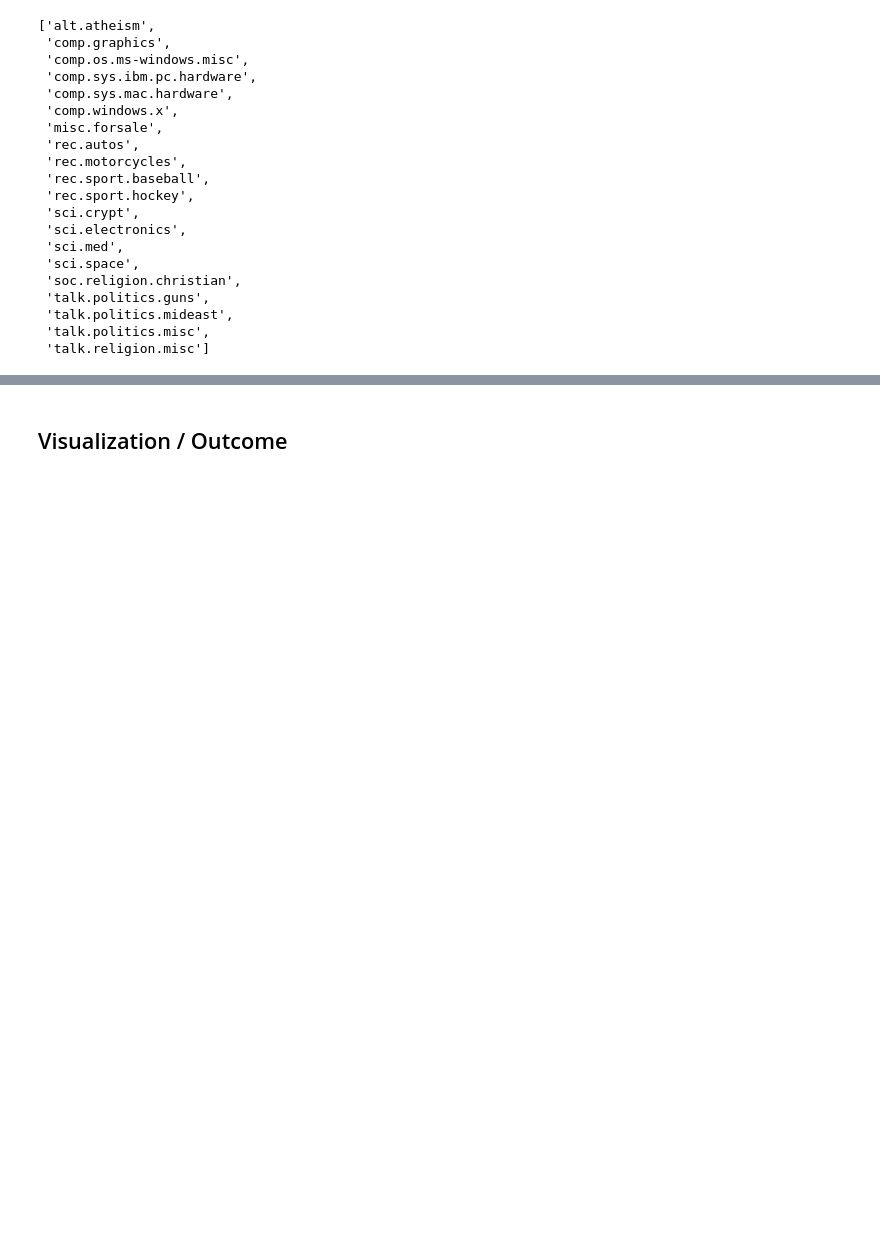
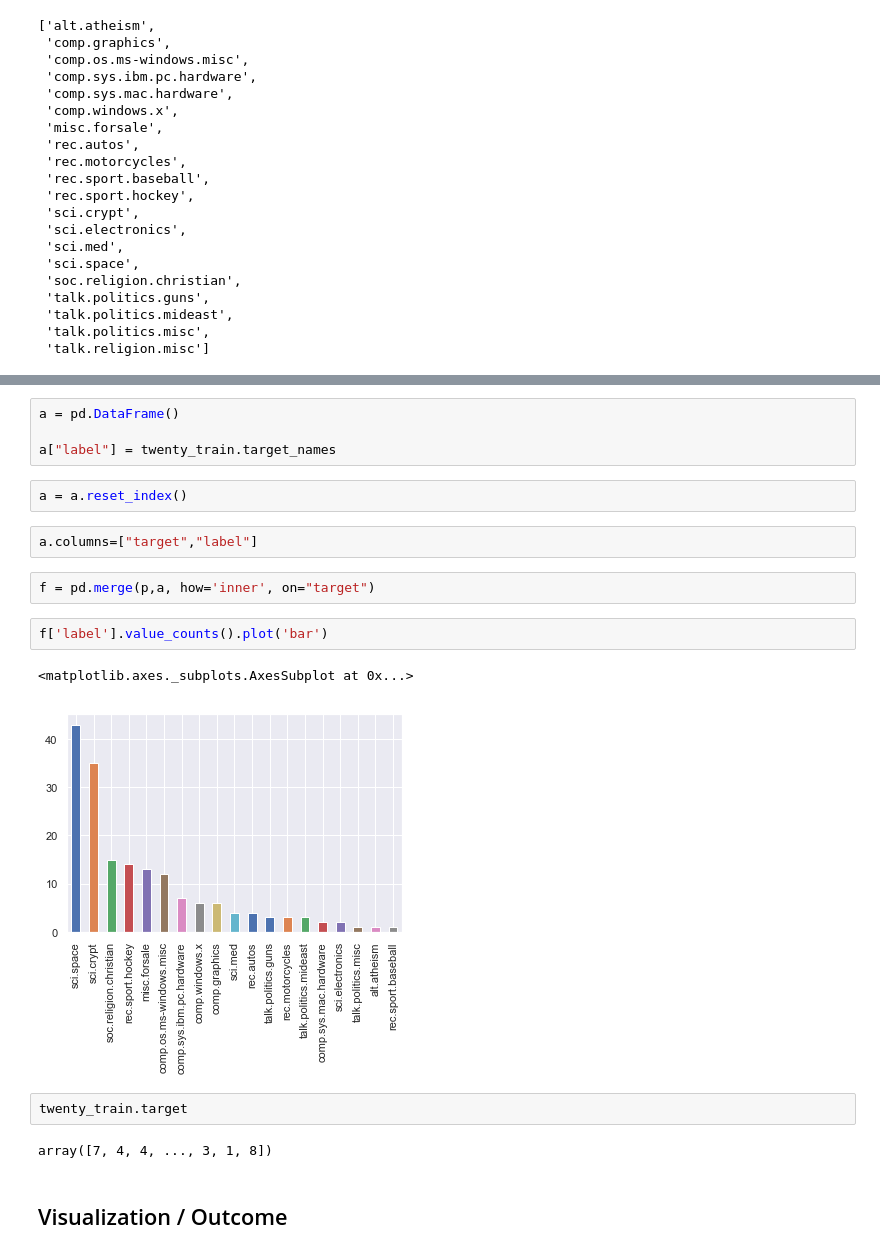
Before and after one commit to vppolina/datascience_project, a Jupyter notebook: notebooks/5- Text Classification.ipynb, the cells around one changed output, grey strips where cells are left out. Saved outputs shown, nothing was run; the diff lists cells and outputs as text; blank space fills up the shorter version.

```diff
--- a/notebooks/5- Text Classification.ipynb
+++ b/notebooks/5- Text Classification.ipynb
@@ -249,2 +307,21 @@ twenty_train.target_names
+# %%
+a = pd.DataFrame()
+
+a["label"] = twenty_train.target_names
+# %%
+a = a.reset_index()
+# %%
+a.columns=["target","label"]
+# %%
+f = pd.merge(p,a, how='inner', on="target")
+# %%
+f['label'].value_counts().plot('bar')
+# %% [output]
+<matplotlib.axes._subplots.AxesSubplot at 0x...>
+[figure, added]
+# %%
+twenty_train.target
+# %% [output]
+array([7, 4, 4, ..., 3, 1, 8])
 # %% [markdown]
 ## Visualization / Outcome
```
Also changed, not shown: parts of 10 cells of this notebook.
